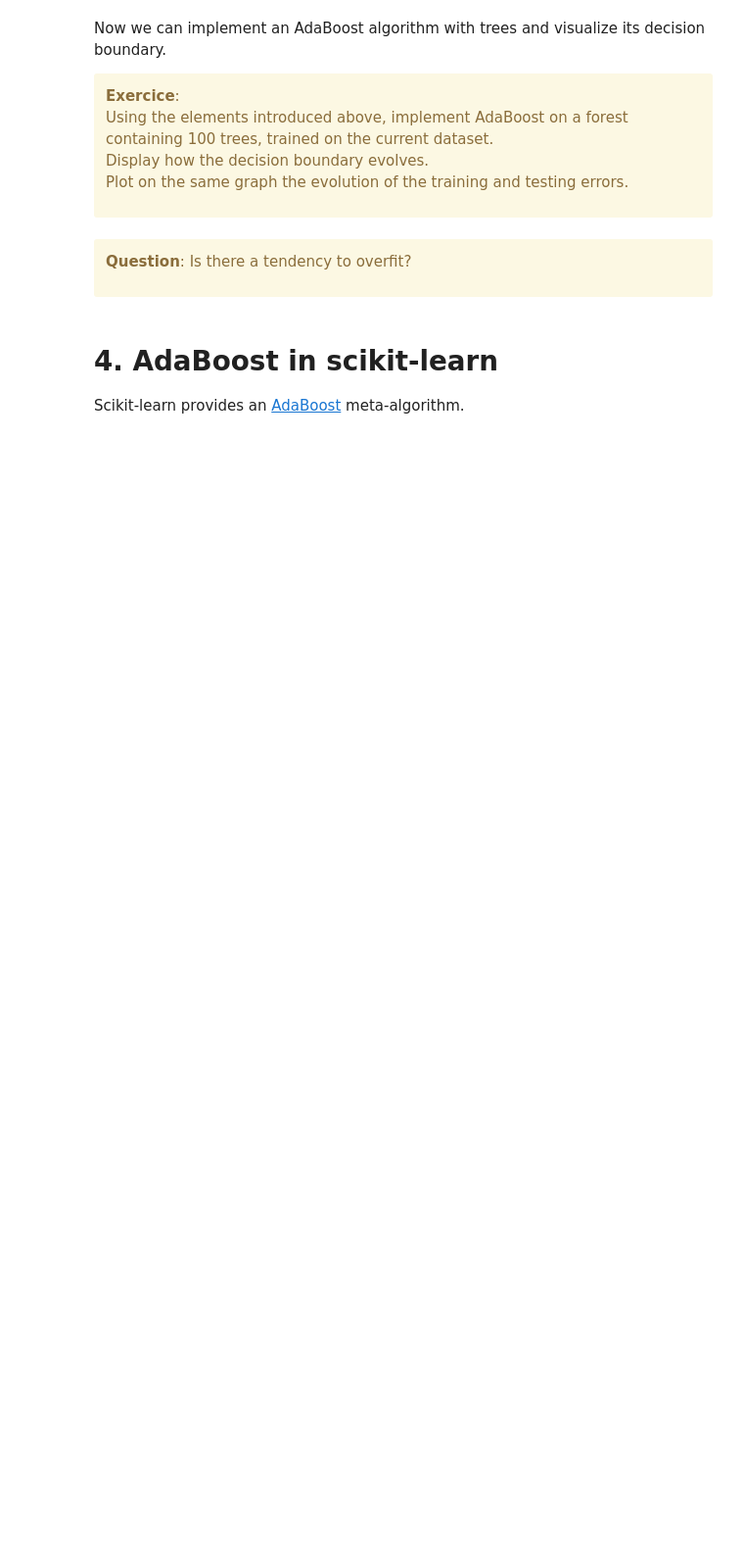
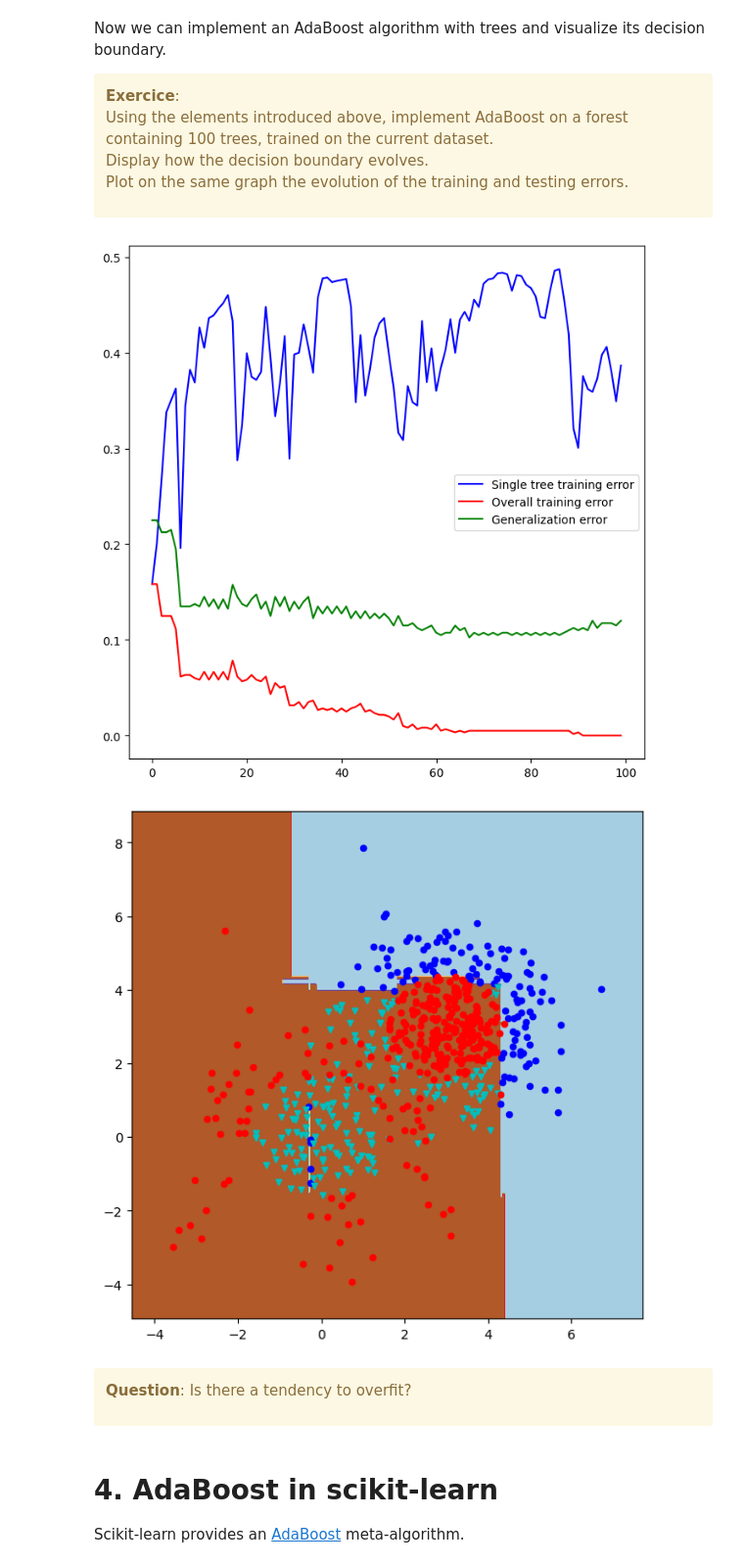
Before and after one commit to mohamed26-cyber/machine-learning, a Jupyter notebook: 9 - Boosting/Boosting.ipynb, the cells around one changed output. Shown at 98% size. Drawn from its saved outputs; the diff is of its cells as text; code cells hidden in the pictures; blank space fills up the shorter version.

```diff
--- a/9 - Boosting/Boosting.ipynb
+++ b/9 - Boosting/Boosting.ipynb
@@ -259,3 +255,52 @@ Plot on the same graph the evolution of the training and testing errors.
+# %%
+# %load solutions/code1.py
+### WRITE YOUR CODE HERE
+# If you get stuck, uncomment the line above to load a correction in this cell (then you can execute this code).
+
+Nsteps = 100
+forest = list()
+sample_weights = np.ones(len(y))/len(y)
+tree_weights = np.zeros(Nsteps)
+single_tree_training_error = np.zeros(Nsteps)
+overall_training_error = np.zeros(Nsteps)
+generalization_error = np.zeros(Nsteps)
+for i in range(Nsteps):
+    # Train tree
+    dt = tree.DecisionTreeClassifier(criterion='entropy',max_depth=3)
+    dt.fit(X,y,sample_weight=sample_weights)
+    # Compute error
+    y_pred = dt.predict(X)
+    classif_error = sum(np.not_equal(y_pred, y)*sample_weights) / sum(sample_weights)
+    forest.append(dt)
+    # Get tree weight
+    alpha = .5*np.log((1-classif_error)/classif_error)
+    tree_weights[i] = alpha
+    # Update weights
+    sample_weights = sample_weights*np.exp(-alpha*y_pred*y)
+    sample_weights = sample_weights/sum(sample_weights)
+    # Plot and store data
+    #plot_decision_boundary_forest(forest, sample_weights, X, y)
+    single_tree_training_error[i] = classif_error
+    y_pred = forest_predict(forest, tree_weights, X)
+    overall = sum(np.not_equal(y_pred, y))/len(y)
+    overall_training_error[i] = overall
+    y_pred = forest_predict(forest, tree_weights, Xtest)
+    gen = sum(np.not_equal(y_pred, ytest))/len(ytest)
+    generalization_error[i] = gen
+    #print("Nb trees %d. Last tree error %.3g. Training error %.3g. Generalization error %.3g. Press Enter"
+    #      %(len(forest),classif_error, overall, gen))
+    #input()
+
+plt.figure(figsize=(8,8))
+plt.plot(single_tree_training_error,c='b',label='Single tree training error')
+plt.plot(overall_training_error,c='r',label='Overall training error')
+plt.plot(generalization_error,c='g',label='Generalization error')
+plt.legend()
+plt.show()
+plot_decision_boundary_forest(forest, sample_weights, X, y)
+# %% [output]
+[figure, added]
+[figure, added]
 # %% [markdown]
 <div class="alert alert-warning">
 
```
Also changed, not shown: parts of 9 cells of this notebook, 3 other files.
